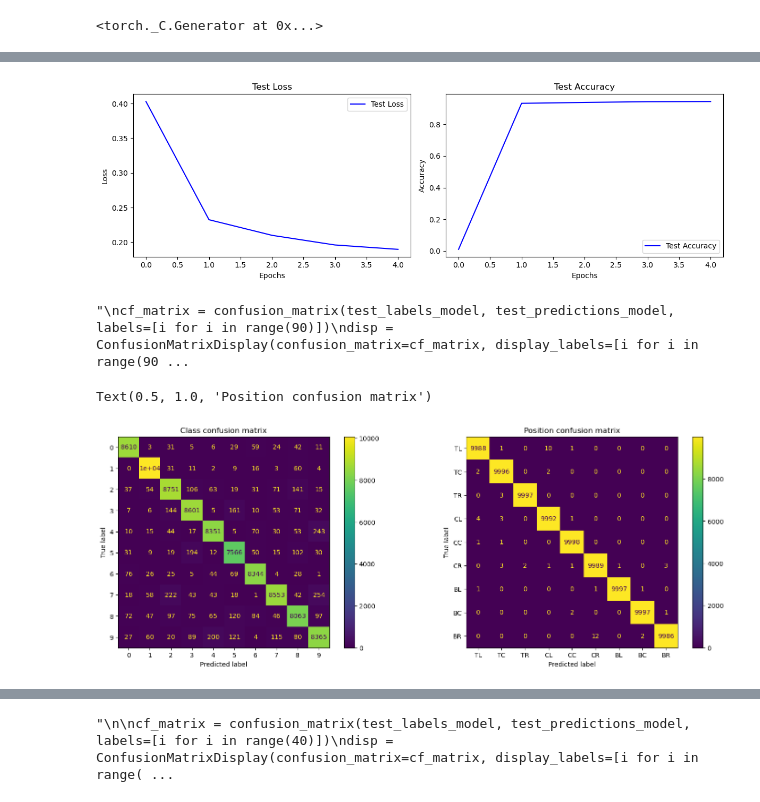
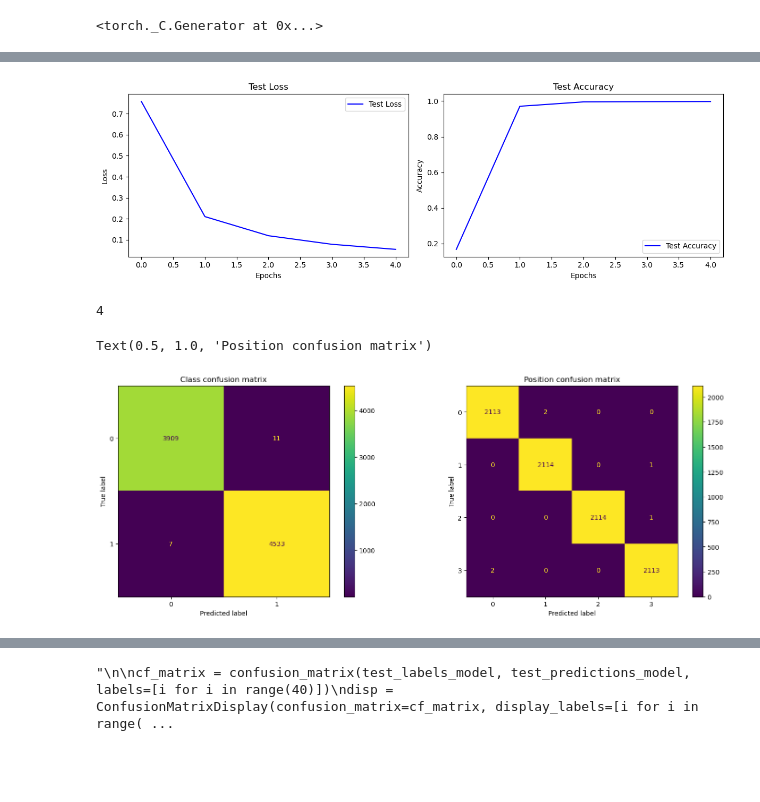
Before and after one commit to progManu/internship, a Jupyter notebook: experiments/MNIST/Digits.ipynb, the cells around one changed output, grey strips where cells are left out. Cells and saved outputs as stored; diff of their text form; code cells hidden in the pictures; blank space fills up the shorter version.

```diff
--- a/experiments/MNIST/Digits.ipynb
+++ b/experiments/MNIST/Digits.ipynb
@@ -57,8 +36,9 @@ def imshow(img):
     plt.axis("off")
     plt.imshow(np.transpose(npimg, (1, 2, 0)))
 # %%
-trainset = ModMNIST(train=True)
-testset = ModMNIST(train=False)
+label_filter = [0, 1]
+trainset = ModMNIST(train=True, filt_labels=label_filter)
+testset = ModMNIST(train=False, filt_labels=label_filter)
 
 BATCH_SIZE = 1024
 
@@ -79,16 +63,16 @@ Clipping input data to the valid range for imshow with RGB data ([0..1] for floa
 # %%
-OUT_CHANNELS = 10
+OUT_CHANNELS = 1
 # %%
 class CNN(torch.nn.Module):
     def __init__(self):
         super().__init__()
 
         self.conv = torch.nn.Sequential(
-                torch.nn.Conv2d(in_channels=1, out_channels=OUT_CHANNELS, kernel_size=14), # torch.nn.Conv2d(in_channels=1, out_channels=10, kernel_size=14),
+                torch.nn.Conv2d(in_channels=1, out_channels=OUT_CHANNELS, kernel_size=26), # torch.nn.Conv2d(in_channels=1, out_channels=10, kernel_size=14),
                 torch.nn.ReLU(),
                 torch.nn.Flatten()
         )
-        self.head = torch.nn.Linear(OUT_CHANNELS*15*15, 90)
+        self.head = torch.nn.Linear(OUT_CHANNELS*3*3, labels.max() + 1)
 
     def forward(self, x):
         return self.head(self.conv(x))
@@ -113,7 +97,7 @@ class CNN(torch.nn.Module):
     def get_output_embeddings(self, dataloader):
         self.eval()
 
-        predictions = torch.empty((len(dataloader.dataset), 90))
+        predictions = torch.empty((len(dataloader.dataset), 10*16))
 
         with torch.no_grad():
             for i, (x, _) in enumerate(dataloader):
@@ -167,24 +151,4 @@ def train(model, optimizer, trainloader, testloader, lossfunc, epochs=5):
 loss, test_accuracy = train(model=model, optimizer=optimizer, trainloader=trainloader, testloader=testloader, lossfunc=lossfunc)
 display_losses_and_accuracies(loss=loss, accuracy=test_accuracy, epochs=5)
 # %% [output]
-[figure, old version]
+[figure, new version]
-# %%
-
-test_labels_model, test_predictions_model = model.get_labels_and_predictions(dataloader=testloader)
-
-'''
-cf_matrix = confusion_matrix(test_labels_model, test_predictions_model, labels=[i for i in range(90)])
-disp = ConfusionMatrixDisplay(confusion_matrix=cf_matrix, display_labels=[i for i in range(90)])
-
-# Set the figure size using matplotlib
-fig, ax = plt.subplots(figsize=(20, 20))  # Width, Height in inches
-
-# Plot the confusion matrix
-disp.plot(cmap='viridis', ax=ax)
-plt.title('Class-Position confusion matrix')
-
-# Display the plot
-plt.show()
-'''
-# %% [output]
-"\ncf_matrix = confusion_matrix(test_labels_model, test_predictions_model, labels=[i for i in range(90)])\ndisp = ConfusionMatrixDisplay(confusion_matrix=cf_matrix, display_labels=[i for i in range(90 ...
@@ -191,42 +157,28 @@ plt.show()
+# %%
+devisor = int((labels.max() + 1).item() / len(label_filter))
+devisor
+# %% [output]
+4
 # %%
-'''
-test_labels_model2 = [x//4 for x in test_labels_model]
-test_predictions_model2 = [x//4 for x in test_predictions_model]
+test_labels_model2 = [x//devisor for x in test_labels_model]
+test_predictions_model2 = [x//devisor for x in test_predictions_model]
 
-test_labels_model3 = [(lambda x: label_map[x])(x % 4) for x in test_labels_model]
-test_predictions_model3 = [(lambda x: label_map[x])(x % 4) for x in test_predictions_model]
+test_labels_model3 = [(x % devisor) for x in test_labels_model]
+test_predictions_model3 = [(x % devisor) for x in test_predictions_model]
 
-cf_matrix2 = confusion_matrix(test_labels_model2, test_predictions_model2, labels=[i for i in range(10)])
-cf_matrix3 = confusion_matrix(test_labels_model3, test_predictions_model3, labels=[(lambda x: label_map[x])(i % 4) for i in range(4)])
+cf_matrix2 = confusion_matrix(test_labels_model2, test_predictions_model2, labels=[i for i in range(len(label_filter))])
+cf_matrix3 = confusion_matrix(test_labels_model3, test_predictions_model3, labels=[(i % devisor) for i in range(devisor)])
 
 fig, axes = plt.subplots(1, 2, figsize=(18, 6))
 
 # Display confusion matrices
-ConfusionMatrixDisplay(confusion_matrix=cf_matrix2, display_labels=[i for i in range(10)]).plot(ax=axes[0])
+ConfusionMatrixDisplay(confusion_matrix=cf_matrix2, display_labels=[i for i in range(len(label_filter))]).plot(ax=axes[0])
 axes[0].set_title('Class confusion matrix')
-ConfusionMatrixDisplay(confusion_matrix=cf_matrix3, display_labels=[(lambda x: label_map[x])(i % 4) for i in range(4)]).plot(ax=axes[1])
+ConfusionMatrixDisplay(confusion_matrix=cf_matrix3, display_labels=[(i % devisor) for i in range(devisor)]).plot(ax=axes[1])
 axes[1].set_title('Position confusion matrix')
-'''
-
-test_labels_model2 = [x//9 for x in test_labels_model]
-test_predictions_model2 = [x//9 for x in test_predictions_model]
-
-test_labels_model3 = [(lambda x: label_map[x])(x % 9) for x in test_labels_model]
-test_predictions_model3 = [(lambda x: label_map[x])(x % 9) for x in test_predictions_model]
-
-cf_matrix2 = confusion_matrix(test_labels_model2, test_predictions_model2, labels=[i for i in range(10)])
-cf_matrix3 = confusion_matrix(test_labels_model3, test_predictions_model3, labels=[(lambda x: label_map[x])(i % 9) for i in range(9)])
-
-fig, axes = plt.subplots(1, 2, figsize=(18, 6))
-
-# Display confusion matrices
-ConfusionMatrixDisplay(confusion_matrix=cf_matrix2, display_labels=[i for i in range(10)]).plot(ax=axes[0])
-axes[0].set_title('Class confusion matrix')
-ConfusionMatrixDisplay(confusion_matrix=cf_matrix3, display_labels=[(lambda x: label_map[x])(i % 9) for i in range(9)]).plot(ax=axes[1])
-axes[1].set_title('Position confusion matrix')
 # %% [output]
 Text(0.5, 1.0, 'Position confusion matrix')
-[figure, old version]
+[figure, new version]
 # %%
 class CNNWithPooling(torch.nn.Module):
     def __init__(self):
```
Also changed, not shown: parts of 10 cells of this notebook, 2 other files.
